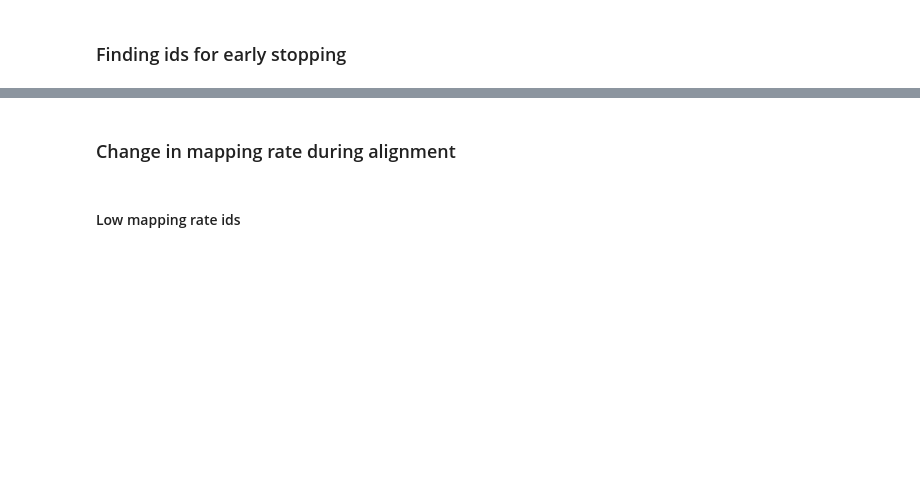
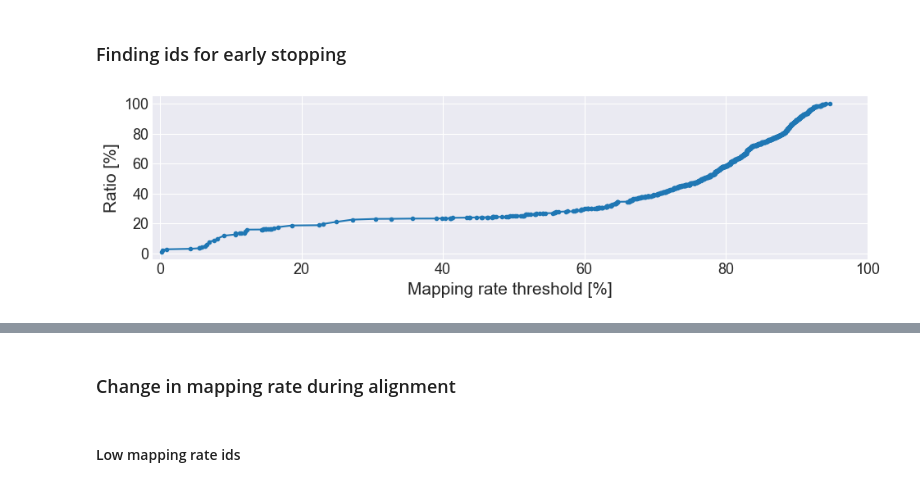
Before and after one commit to SanoScience/NearData, a Jupyter notebook: TranscriptomicsAtlas/analysis/STAR/STAR_early_stopping/early_stopping_analysis.ipynb, the cells around one changed output, grey strips where cells are left out. Drawn from its saved outputs; the diff is of its cells as text; code cells hidden in the pictures; blank space fills up the shorter version.

```diff
--- a/TranscriptomicsAtlas/analysis/STAR/STAR_early_stopping/early_stopping_analysis.ipynb
+++ b/TranscriptomicsAtlas/analysis/STAR/STAR_early_stopping/early_stopping_analysis.ipynb
@@ -75,3 +73,16 @@ df_es = df_es.merge(right=metadata[["SRR_id", "star [s]", "fastq_filesize_[GiB]"
+# %%
+plt.figure(figsize=(10, 3))
+plt.ylabel('Ratio [%]', fontsize=15)
+plt.xlabel('Mapping rate threshold [%]', fontsize=15)
+plt.xticks([0,20,40,60,80,100], fontsize=13)
+plt.yticks([0,20,40,60,80,100], fontsize=13)
+plt.xlim(-1, 100)
+# plt.title('Total compute time spent on alignment resulting in mapping rate below given threshold.', fontsize=15)
+plt.plot(df_mr["min_mr [%]"], df_mr["time_cumsum_prc"], marker='o', linestyle='-', markersize=3)
+plt.tight_layout()
+plt.savefig("plots/cumulative_time_by_mr.pdf", bbox_inches='tight')
+# %% [output]
+[figure, added]
 # %%
 print(f"Number of files valid for early stopping: {len(df_es)}")
 total_star_workload_time = metadata["star [s]"].sum()
```
Also changed, not shown: parts of 13 cells of this notebook, 2 other files.
